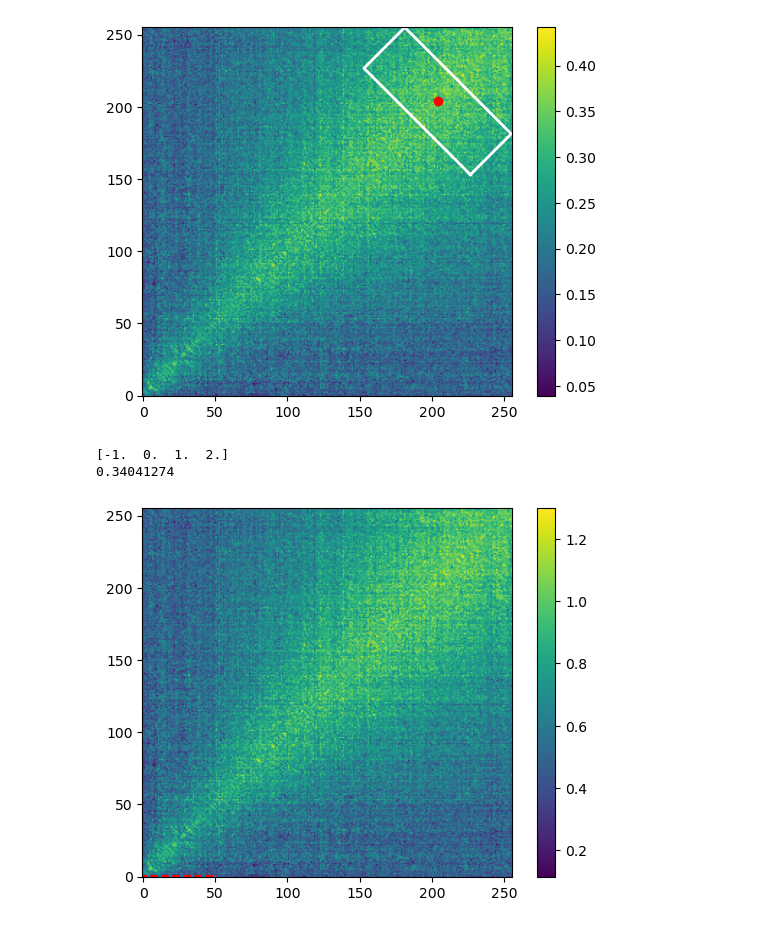
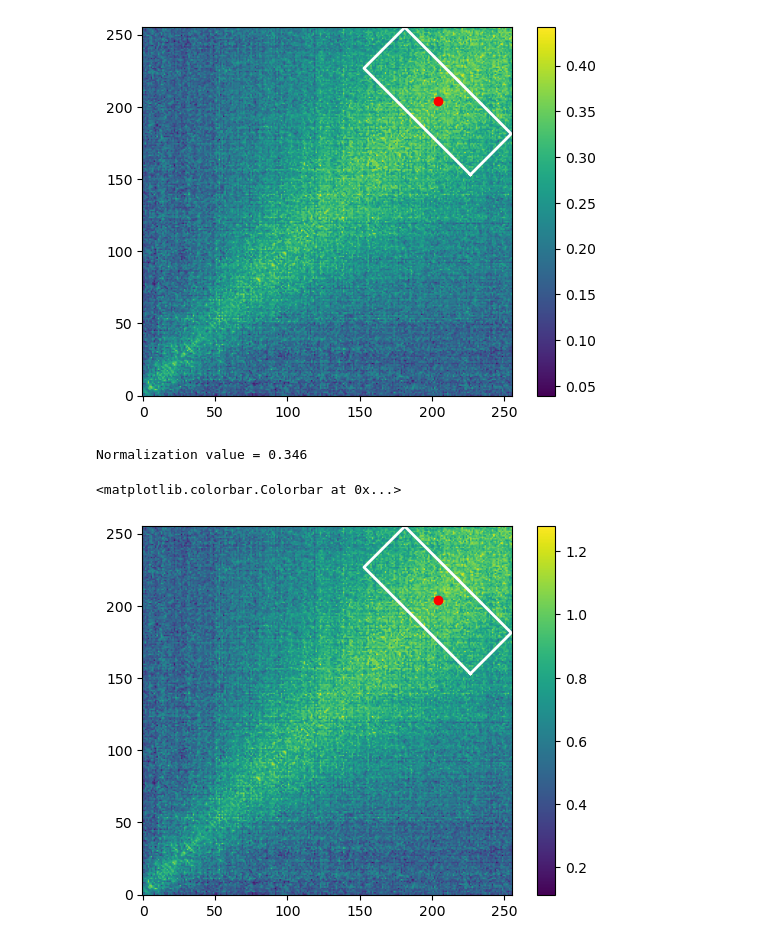
Before and after one commit to luriol/Machine_Learning_XPCS, a Jupyter notebook: reshape_matlab.ipynb, the cells around one changed output. Saved outputs shown, nothing was run; the diff lists cells and outputs as text; code cells hidden in the pictures.

Commit message:
Add ridge normalization fit routine

```diff
--- a/reshape_matlab.ipynb
+++ b/reshape_matlab.ipynb
@@ -20,21 +20,34 @@ plt.show()
 # %% [output]
 (256, 256)
 [figure]
-# %%
-yp = np.average(Mrot,0)
-nx = np.shape(Mrot)[1]
-ny = np.shape(Mrot)[0]
-xp = np.arange(nx)-nx/2
-plt.plot(xp,yp)
-print(xp[int(nx/2+1)-2:int(nx/2+1)+2])
-ymean = np.average(yp[int(nx/2+1)-2:int(nx/2+1)+2])
-print(ymean)
-plt.plot(xp,xp*0+ymean,'--r')
-Mout = Mp/ymean
-im = plt.imshow(Mout, origin='lower')
-plt.colorbar(im)
-np.save("Mp.npy",Mp)
-# %% [output]
-[-1.  0.  1.  2.]
-0.34041274
-[figure, removed]
+# %%
+# yp is your column-averaged profile and xp is the corresponding coordinate array
+yp = np.average(Mrot, axis=0)
+nx = Mrot.shape[1]
+xp = np.arange(nx) - nx / 2
+
+from reshape_funs import fit_ridge_amplitude
+
+# Fit the ridge and obtain the normalization value
+ymean = fit_ridge_amplitude(
+    xp,
+    yp,
+    ridge_width=24,
+    cen_width=2,
+    make_plot=False
+)
+
+print("Normalization value = {:4.3f}".format(ymean))
+
+# Normalize the image
+Mout = Mp / ymean
+
+plt.figure()
+im = plt.imshow(Mout, origin='lower')
+plt.plot(boundary[:, 0], boundary[:, 1], 'w-', linewidth=2)
+plt.plot(x0, y0, 'ro')
+plt.colorbar(im)
+# %% [output]
+Normalization value = 0.346
+<matplotlib.colorbar.Colorbar at 0x...>
+[figure, added]
```
Also changed, not shown: 1 other file.
